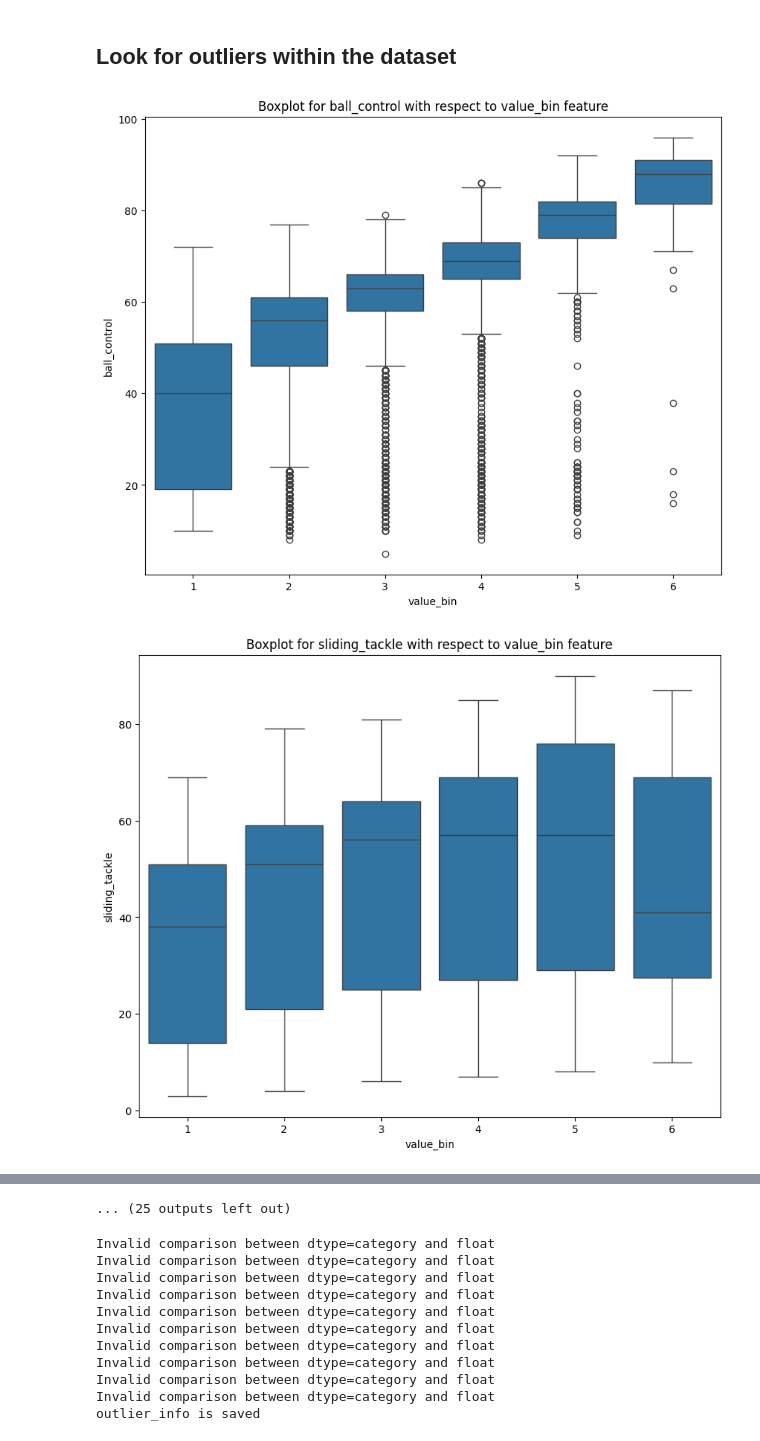
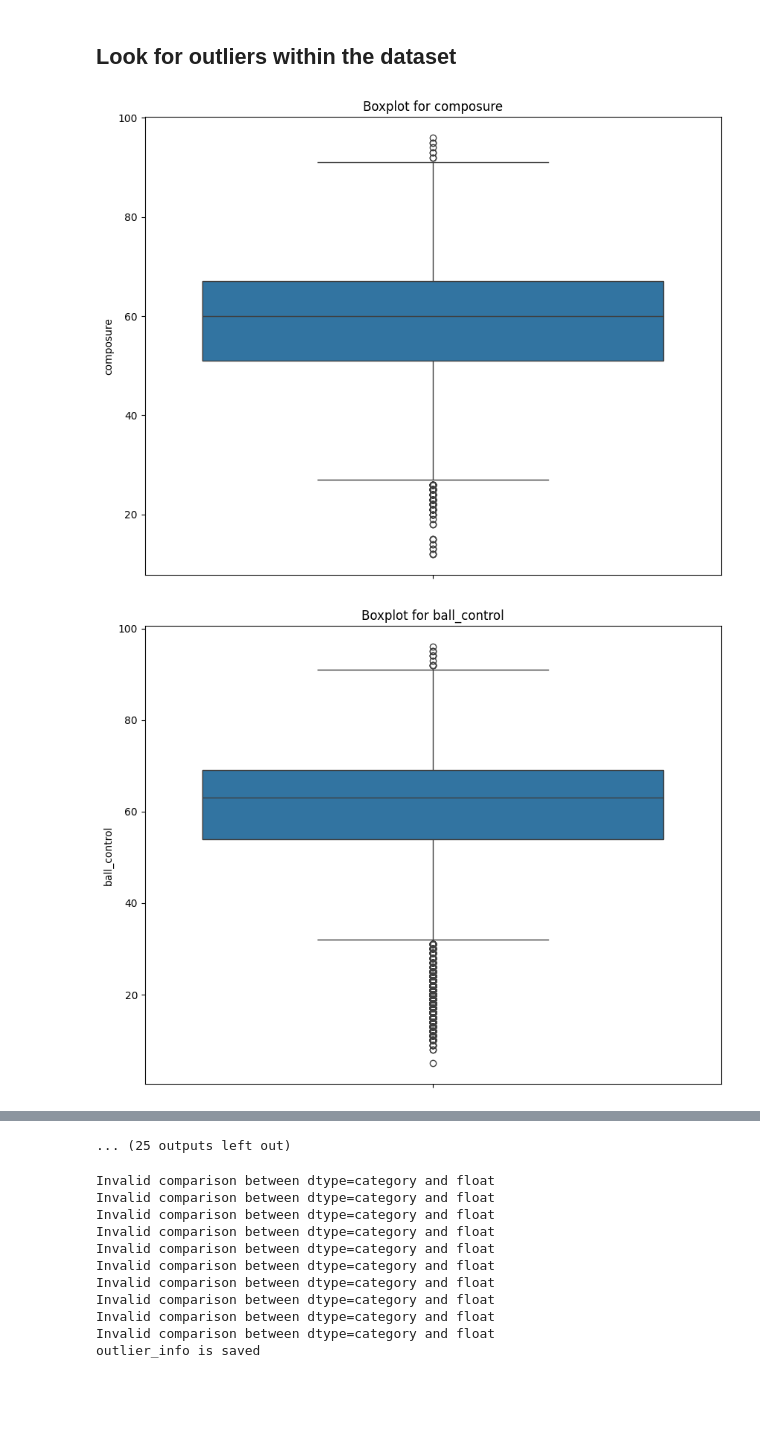
Before and after one commit to bewba/STINTSY-MP, a Jupyter notebook: STINSTY.ipynb, the cells around one changed output, grey strips where cells are left out. Cells and saved outputs as stored; diff of their text form; code cells hidden in the pictures; blank space fills up the shorter version.

```diff
--- a/STINSTY.ipynb
+++ b/STINSTY.ipynb
@@ -341,18 +363,18 @@ df
 # %%
 columns_notype = set(df.columns) - set(['name','full_name','age','positions',
                                         'potential', 'preferred_foot',
                                         'weak_foot', 'body_type','nationality'
                                         ,'value_euro','wage_euro','international_reputation(1-5)'
                                         ,'birth_date','class'])
 columns_notype = list(columns_notype)
 
 
 for col in columns_notype:
     plt.figure(figsize=(10, 8))
-    sns.boxplot(df, x = 'value_bin', y = col)
-    plt.title("Boxplot for " + col + " with respect to value_bin feature")
+    sns.boxplot(df, y = col)
+    plt.title("Boxplot for " + col)
     plt.show()
     plt.close()
 # %% [output]
-[figure, old version]
+[figure, new version]
-[figure, old version]
+[figure, new version]
```
Also changed, not shown: parts of 29 cells of this notebook.
